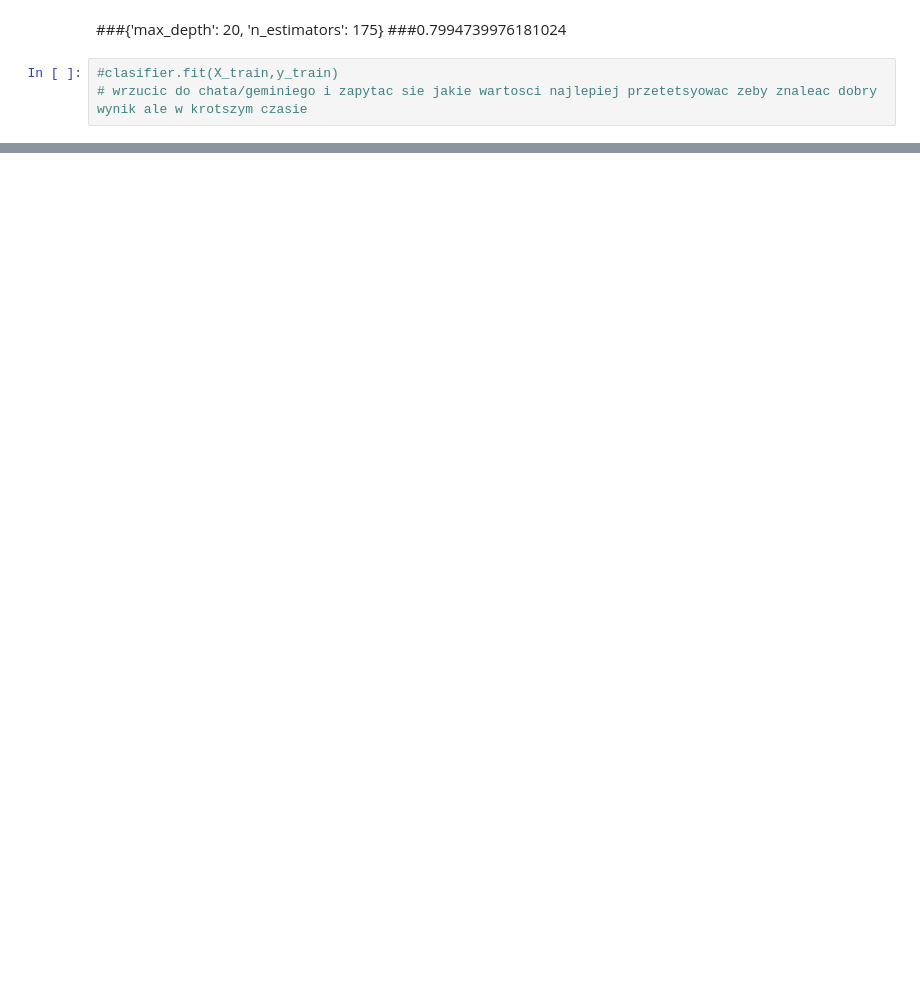
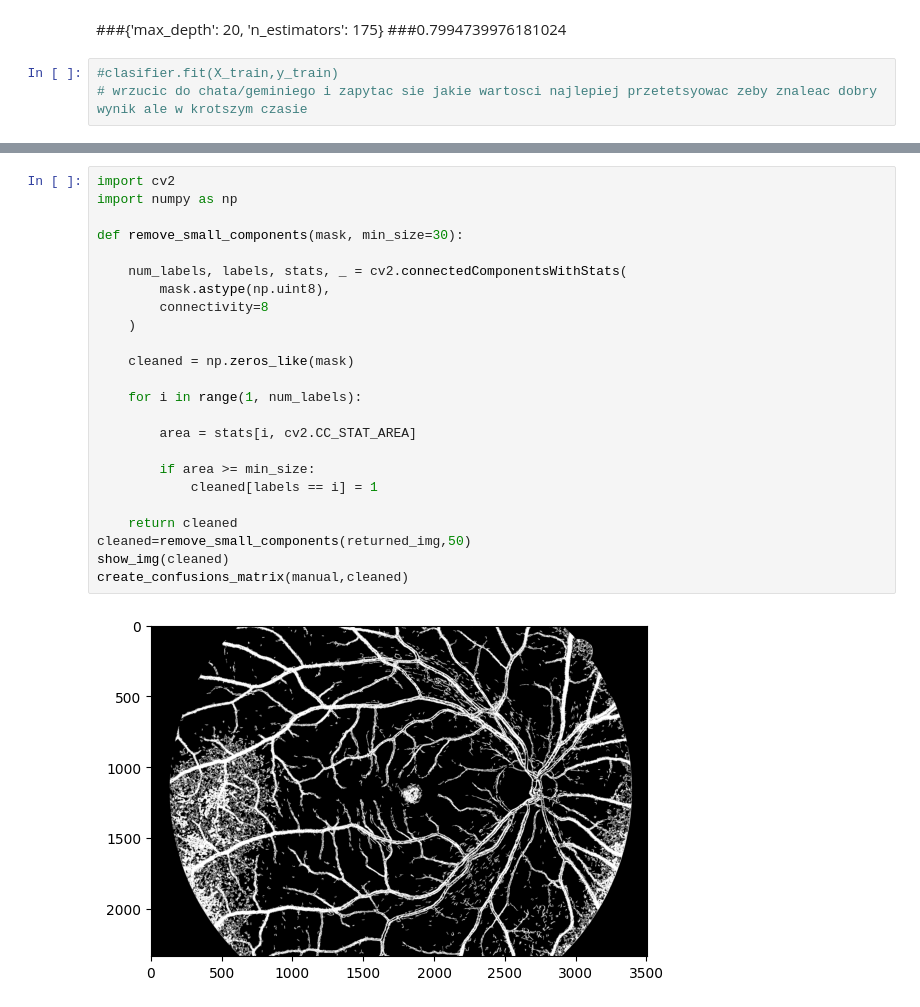
Before and after one commit to StanislawMarszalek/segmentation-of-fundus-images, a Jupyter notebook: machine_learining_notebook.ipynb, the cells around one changed output, grey strips where cells are left out. Drawn from its saved outputs; the diff is of its cells as text; blank space fills up the shorter version.

```diff
--- a/machine_learining_notebook.ipynb
+++ b/machine_learining_notebook.ipynb
@@ -126,0 +314,26 @@ create_confusions_matrix(np.array(y_test[:1000]),np.array(predictions))
+# %%
+import cv2
+import numpy as np
+
+def remove_small_components(mask, min_size=30):
+
+    num_labels, labels, stats, _ = cv2.connectedComponentsWithStats(
+        mask.astype(np.uint8),
+        connectivity=8
+    )
+
+    cleaned = np.zeros_like(mask)
+
+    for i in range(1, num_labels):
+
+        area = stats[i, cv2.CC_STAT_AREA]
+
+        if area >= min_size:
+            cleaned[labels == i] = 1
+
+    return cleaned
+cleaned=remove_small_components(returned_img,50)
+show_img(cleaned)
+create_confusions_matrix(manual,cleaned)
+# %% [output]
+[figure, added]
```
Also changed, not shown: parts of 18 cells of this notebook, 1 other file.
